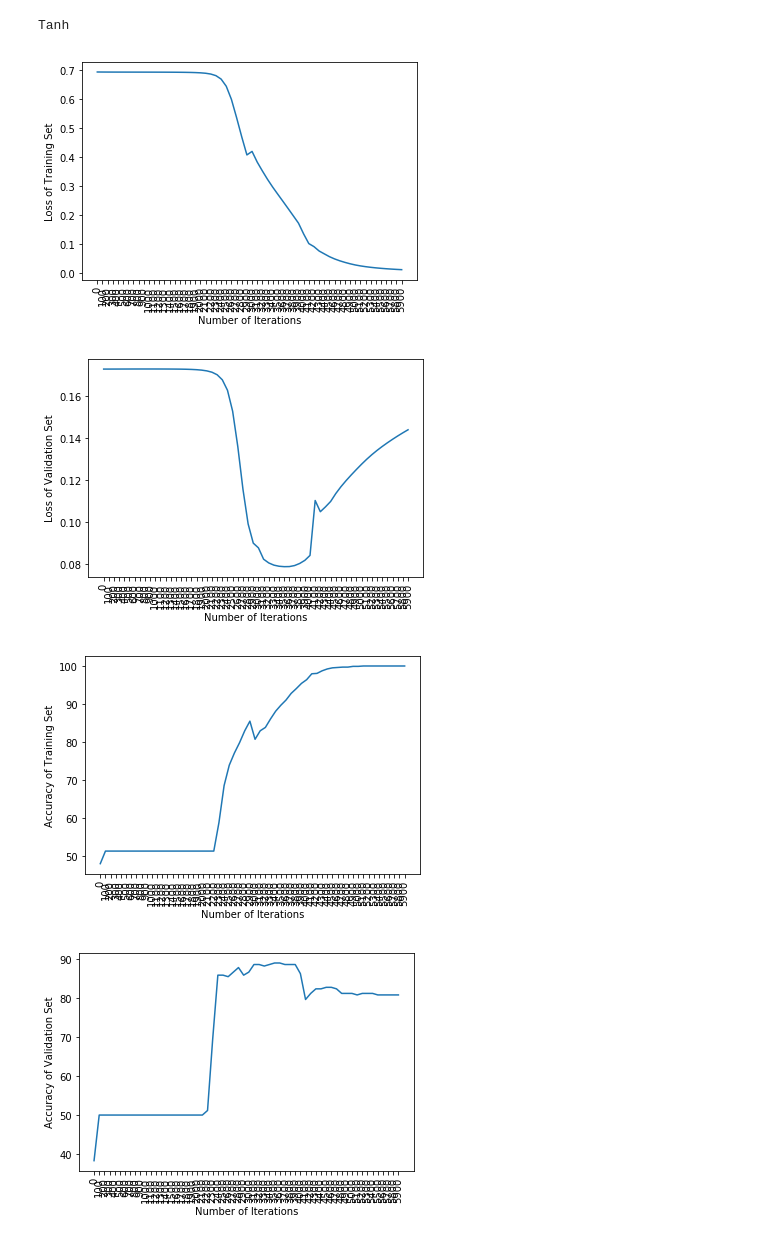
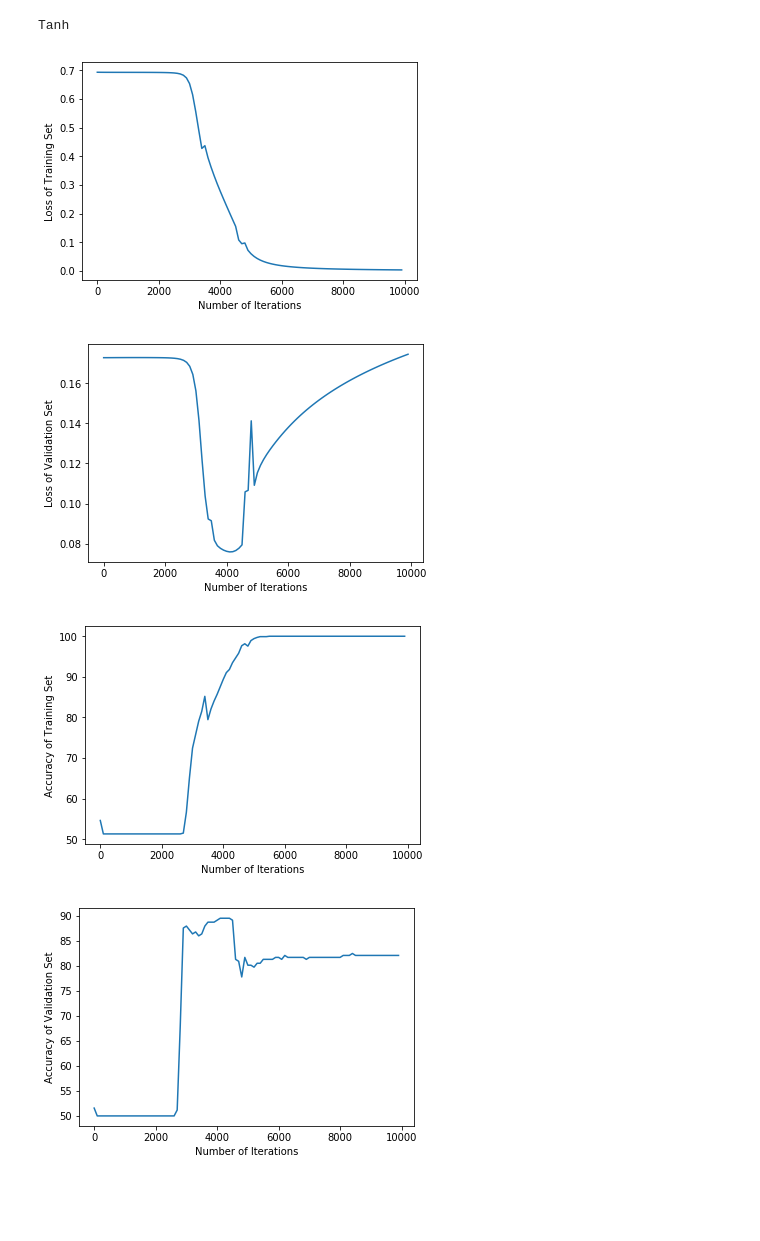
Before and after one commit to ammerss/Machine-Learning-Project-2019-2, a Jupyter notebook: #4.ipynb, the cells around one changed output. Saved outputs shown, nothing was run; the diff lists cells and outputs as text; code cells hidden in the pictures; blank space fills up the shorter version.

```diff
--- a/#4.ipynb
+++ b/#4.ipynb
@@ -283,10 +272,10 @@ def predict(X,A3) :
 
 def print_accuracy(X, Y, A3, train) :
     predictions = predict(X, A3)
-    if train ==1 :
-        print("\tTraining Accuracy: %f" %(round(100 - np.mean(np.abs(predictions - Y)) * 100,6))+'%',end='')
-    else :
-        print("\tValidation Accuracy: %f" %(round(100 - np.mean(np.abs(predictions - Y)) * 100,6))+'%')
+    #if train ==1 :
+    #    print("\tTraining Accuracy: %f" %(round(100 - np.mean(np.abs(predictions - Y)) * 100,6))+'%',end='')
+    #else :
+    #    print("\tValidation Accuracy: %f" %(round(100 - np.mean(np.abs(predictions - Y)) * 100,6))+'%')
 
     return (round(100 - np.mean(np.abs(predictions - Y)) * 100,6))
     #print('Accuracy: %f' %(float((np.dot(Y,predictions.T) + np.dot(1-Y,1-predictions.T)))/float(Y.size)*100)+ '%')
@@ -436,4 +405,4 @@ def nn_tanh(X, Y, n_h, num_iterations , X_test, Y_test) :
 # %%
 #tanh
 learning_rate=0.01
-t_index,t_train_cost_list,t_val_cost_list,t_ac_train,t_ac_val = nn_tanh(x_train, y_train ,n_h, 6000 , x_test,y_test)
+t_index,t_train_cost_list,t_val_cost_list,t_ac_train,t_ac_val = nn_tanh(x_train, y_train ,n_h, 9999 , x_test,y_test)
@@ -458,34 +409,30 @@ t_index,t_train_cost_list,t_val_cost_list,t_ac_train,t_ac_val = nn_tanh(x_train,
 # %%
     print("Tanh")
     plt.plot(t_index,t_train_cost_list)
-    plt.xticks(t_index,rotation='vertical')
     plt.xlabel("Number of Iterations")
     plt.ylabel("Loss of Training Set")
     plt.show()
 
     plt.plot(t_index,t_val_cost_list)
-    plt.xticks(t_index,rotation='vertical')
     plt.xlabel("Number of Iterations")
     plt.ylabel("Loss of Validation Set")
     plt.show()
 
     plt.plot(t_index,t_ac_train)
-    plt.xticks(t_index,rotation='vertical')
     plt.xlabel("Number of Iterations")
     plt.ylabel("Accuracy of Training Set")
     plt.show()
 
     plt.plot(t_index,t_ac_val)
-    plt.xticks(t_index,rotation='vertical')
     plt.xlabel("Number of Iterations")
     plt.ylabel("Accuracy of Validation Set")
     plt.show()
 # %% [output]
 Tanh
-[figure, old version]
+[figure, new version]
-[figure, old version]
+[figure, new version]
-[figure, old version]
+[figure, new version]
-[figure, old version]
+[figure, new version]
 # %%
 headerColor = 'grey'
 rowEvenColor = 'lightgrey'
```
Also changed, not shown: parts of 16 cells of this notebook.
